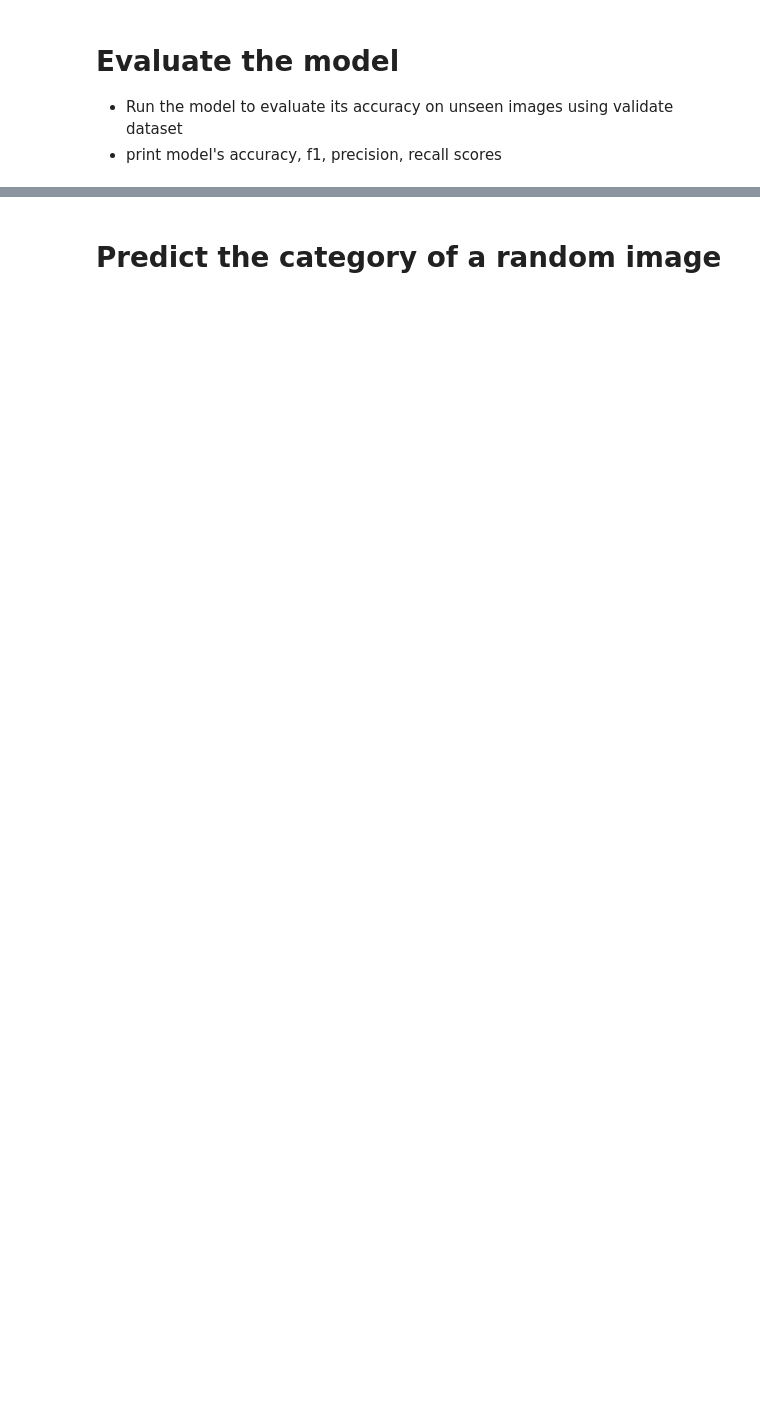
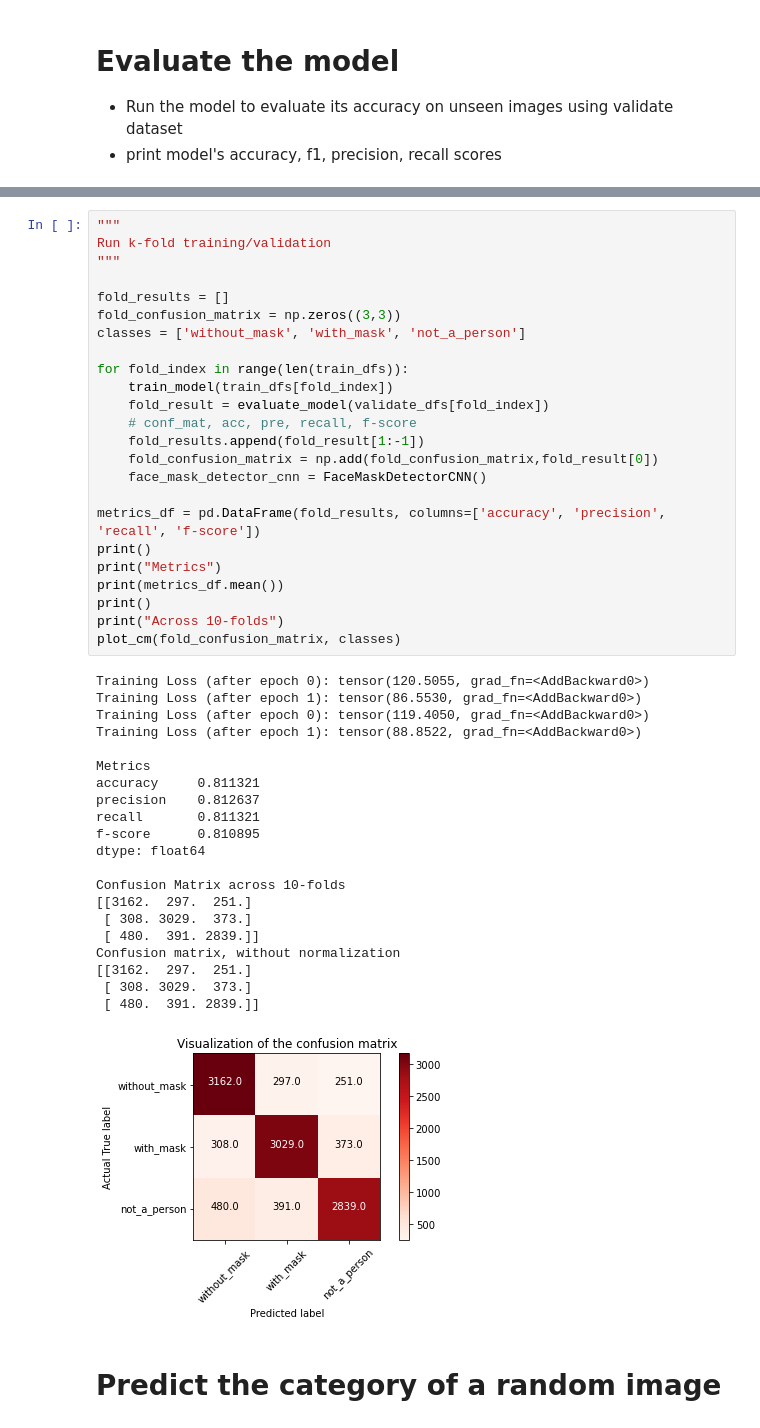
Before and after one commit to krsnvijay/face-mask-detector-cnn, a Jupyter notebook: face_mask_detector_cnn.ipynb, the cells around one changed output, grey strips where cells are left out. Saved outputs shown, nothing was run; the diff lists cells and outputs as text; blank space fills up the shorter version.

```diff
--- a/face_mask_detector_cnn.ipynb
+++ b/face_mask_detector_cnn.ipynb
@@ -355,3 +323,49 @@ Confusion matrix, without normalization
+# %%
+"""
+Run k-fold training/validation
+"""
+
+fold_results = []
+fold_confusion_matrix = np.zeros((3,3))
+classes = ['without_mask', 'with_mask', 'not_a_person']
+
+for fold_index in range(len(train_dfs)):
+    train_model(train_dfs[fold_index])
+    fold_result = evaluate_model(validate_dfs[fold_index])
+    # conf_mat, acc, pre, recall, f-score
+    fold_results.append(fold_result[1:-1])
+    fold_confusion_matrix = np.add(fold_confusion_matrix,fold_result[0])
+    face_mask_detector_cnn = FaceMaskDetectorCNN()
+
+metrics_df = pd.DataFrame(fold_results, columns=['accuracy', 'precision', 'recall', 'f-score'])
+print()
+print("Metrics")
+print(metrics_df.mean())
+print()
+print("Across 10-folds")
+plot_cm(fold_confusion_matrix, classes)
+# %% [output]
+Training Loss (after epoch 0): tensor(120.5055, grad_fn=<AddBackward0>)
+Training Loss (after epoch 1): tensor(86.5530, grad_fn=<AddBackward0>)
+Training Loss (after epoch 0): tensor(119.4050, grad_fn=<AddBackward0>)
+Training Loss (after epoch 1): tensor(88.8522, grad_fn=<AddBackward0>)
+
+Metrics
+accuracy     0.811321
+precision    0.812637
+recall       0.811321
+f-score      0.810895
+dtype: float64
+
+Confusion Matrix across 10-folds
+[[3162.  297.  251.]
+ [ 308. 3029.  373.]
+ [ 480.  391. 2839.]]
+Confusion matrix, without normalization
+[[3162.  297.  251.]
+ [ 308. 3029.  373.]
+ [ 480.  391. 2839.]]
+[figure, added]
 # %% [markdown]
 # Predict the category of a random image
 # %%
```
Also changed, not shown: parts of 6 cells of this notebook.
